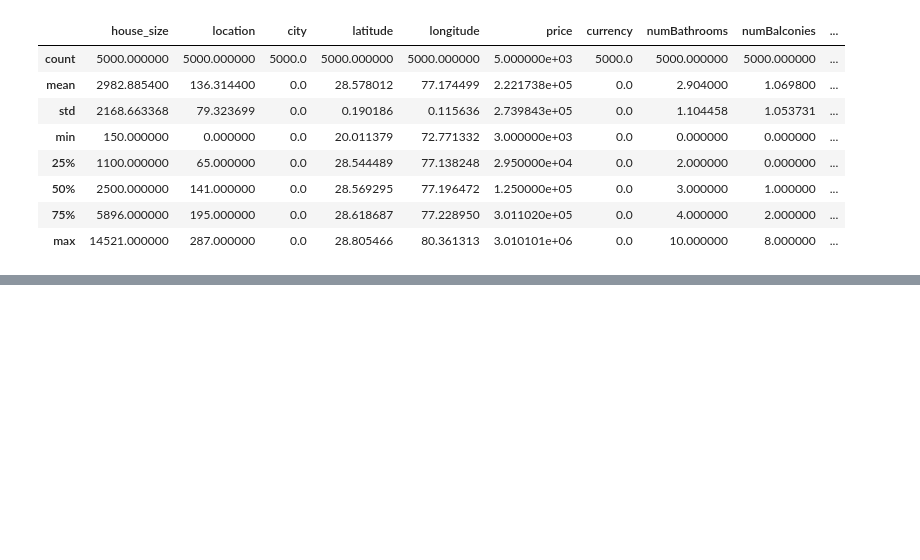
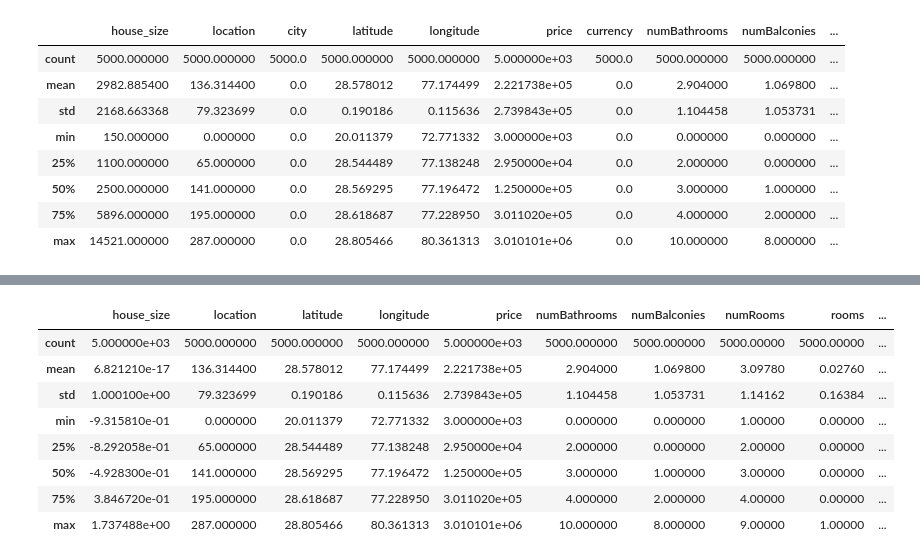
Before and after one commit to Inncubux/tarea2Data, a Jupyter notebook: Tarea 2.ipynb, the cells around one changed output, grey strips where cells are left out. Saved outputs shown, nothing was run; the diff lists cells and outputs as text; code cells hidden in the pictures; blank space fills up the shorter version.

```diff
--- a/Tarea 2.ipynb
+++ b/Tarea 2.ipynb
@@ -148,0 +199,12 @@ X_train, X_test, y_train, y_test = train_test_split(X, y, train_size=0.8, random
+# %%
+clean_df.describe()
+# %% [output]
+|  | house_size | location | latitude | longitude | price | numBathrooms | numBalconies | numRooms | rooms | ... |
+| count | 5.000000e+03 | 5000.000000 | 5000.000000 | 5000.000000 | 5.000000e+03 | 5000.000000 | 5000.000000 | 5000.00000 | 5000.00000 | ... |
+| mean | 6.821210e-17 | 136.314400 | 28.578012 | 77.174499 | 2.221738e+05 | 2.904000 | 1.069800 | 3.09780 | 0.02760 | ... |
+| std | 1.000100e+00 | 79.323699 | 0.190186 | 0.115636 | 2.739843e+05 | 1.104458 | 1.053731 | 1.14162 | 0.16384 | ... |
+| min | -9.315810e-01 | 0.000000 | 20.011379 | 72.771332 | 3.000000e+03 | 0.000000 | 0.000000 | 1.00000 | 0.00000 | ... |
+| 25% | -8.292058e-01 | 65.000000 | 28.544489 | 77.138248 | 2.950000e+04 | 2.000000 | 0.000000 | 2.00000 | 0.00000 | ... |
+| 50% | -4.928300e-01 | 141.000000 | 28.569295 | 77.196472 | 1.250000e+05 | 3.000000 | 1.000000 | 3.00000 | 0.00000 | ... |
+| 75% | 3.846720e-01 | 195.000000 | 28.618687 | 77.228950 | 3.011020e+05 | 4.000000 | 2.000000 | 4.00000 | 0.00000 | ... |
+| max | 1.737488e+00 | 287.000000 | 28.805466 | 80.361313 | 3.010101e+06 | 10.000000 | 8.000000 | 9.00000 | 1.00000 | ... |
```
Also changed, not shown: parts of 29 cells of this notebook.
